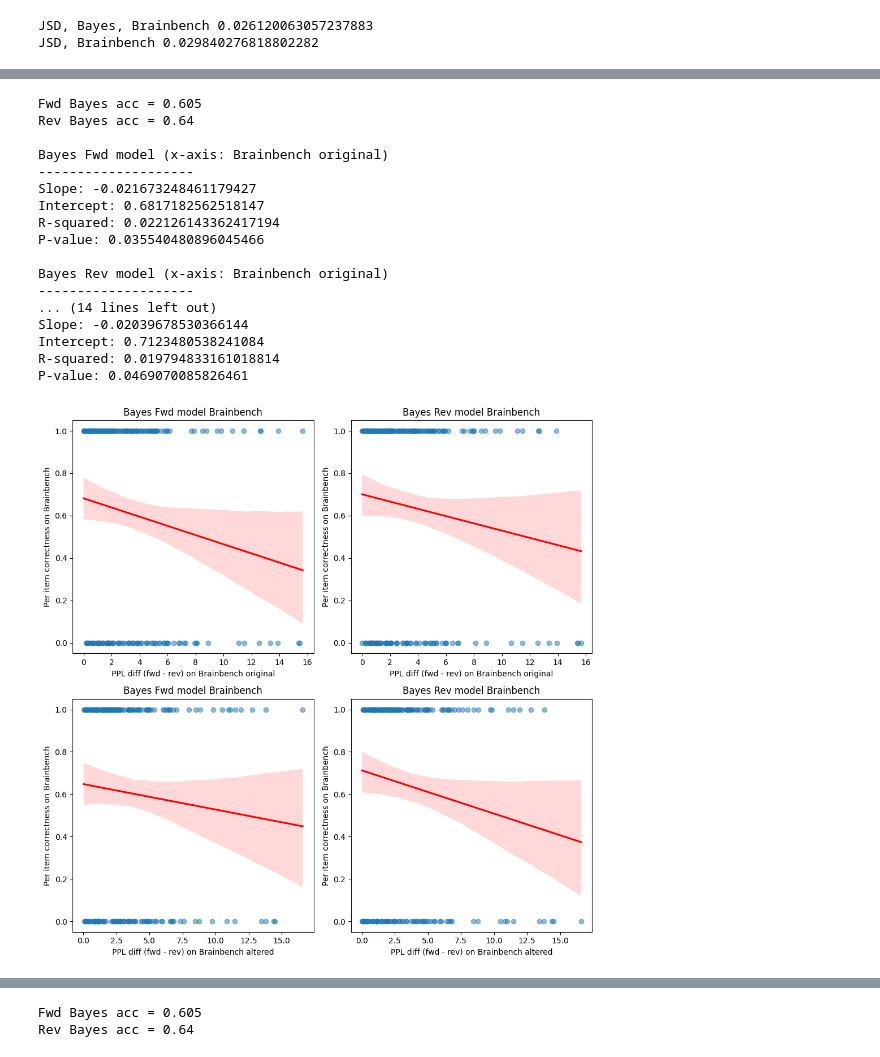
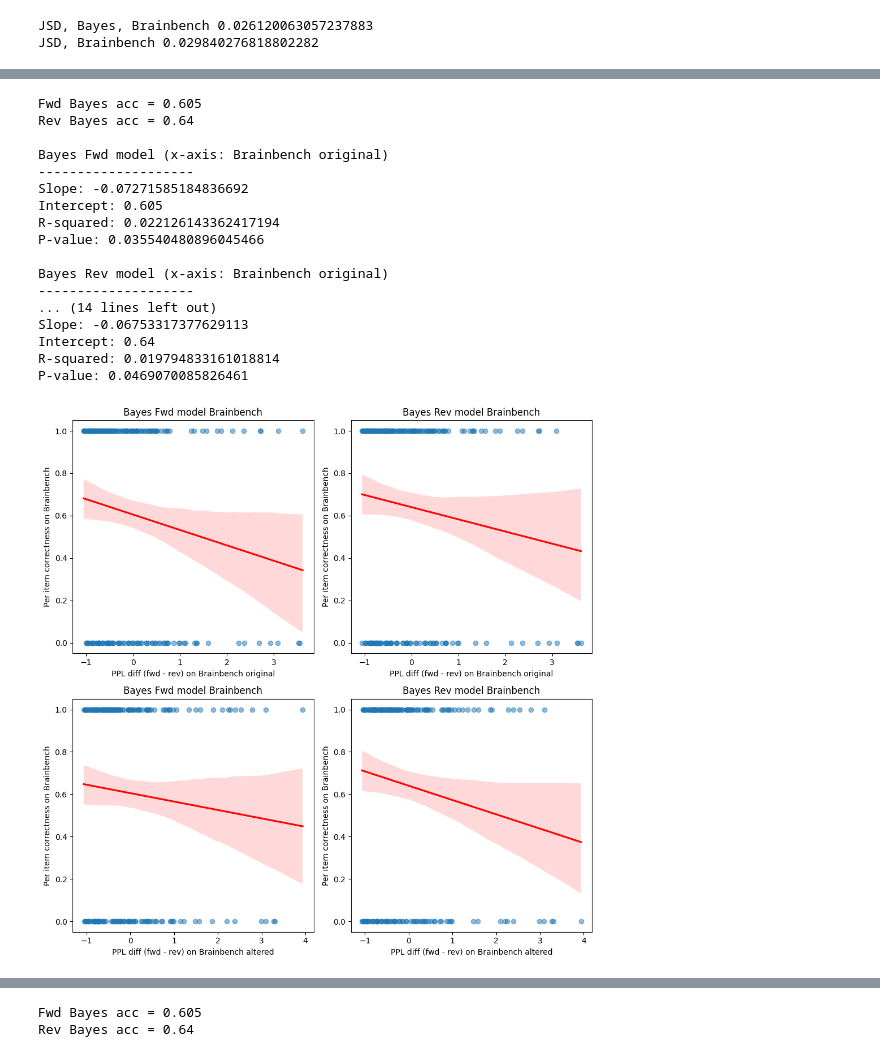
Before and after one commit to braingpt-lovelab/backwards, a Jupyter notebook: analyses/explore_ppl_diff_bayes.ipynb, the cells around one changed output, grey strips where cells are left out. Saved outputs shown, nothing was run; the diff lists cells and outputs as text; code cells hidden in the pictures.

```diff
--- a/analyses/explore_ppl_diff_bayes.ipynb
+++ b/analyses/explore_ppl_diff_bayes.ipynb
@@ -350,3 +472,24 @@ fwd_rev_bayes_brainbench_altered_ppl_diff \
+# %%
+if norm == "per_item_mean":
+    fwd_rev_bayes_brainbench_original_ppl_diff_norm = fwd_rev_bayes_brainbench_original_ppl_diff_norm1
+    fwd_rev_bayes_brainbench_altered_ppl_diff_norm = fwd_rev_bayes_brainbench_altered_ppl_diff_norm1
+    fwd_bayes_brainbench_ppls_diff_norm = fwd_bayes_brainbench_ppls_diff_norm1
+    rev_bayes_brainbench_ppls_diff_norm = rev_bayes_brainbench_ppls_diff_norm1
+elif norm == "min_max":
+    fwd_rev_bayes_brainbench_original_ppl_diff_norm = fwd_rev_bayes_brainbench_original_ppl_diff_norm2
+    fwd_rev_bayes_brainbench_altered_ppl_diff_norm = fwd_rev_bayes_brainbench_altered_ppl_diff_norm2
+    fwd_bayes_brainbench_ppls_diff_norm = fwd_bayes_brainbench_ppls_diff_norm2
+    rev_bayes_brainbench_ppls_diff_norm = rev_bayes_brainbench_ppls_diff_norm2
+elif norm == "z_score":
+    fwd_rev_bayes_brainbench_original_ppl_diff_norm = fwd_rev_bayes_brainbench_original_ppl_diff_norm3
+    fwd_rev_bayes_brainbench_altered_ppl_diff_norm = fwd_rev_bayes_brainbench_altered_ppl_diff_norm3
+    fwd_bayes_brainbench_ppls_diff_norm = fwd_bayes_brainbench_ppls_diff_norm3
+    rev_bayes_brainbench_ppls_diff_norm = rev_bayes_brainbench_ppls_diff_norm3
+else:
+    fwd_rev_bayes_brainbench_original_ppl_diff_norm = fwd_rev_bayes_brainbench_original_ppl_diff
+    fwd_rev_bayes_brainbench_altered_ppl_diff_norm = fwd_rev_bayes_brainbench_altered_ppl_diff
+    fwd_bayes_brainbench_ppls_diff_norm = fwd_bayes_brainbench_ppls_diff
+    rev_bayes_brainbench_ppls_diff_norm = rev_bayes_brainbench_ppls_diff
 # %%
 ### Plot 1:
 fig, axes = plt.subplots(2, 2, figsize=(10, 10))
@@ -506,7 +649,7 @@ axes = axes.flatten()
 
 # subplot 0: Bayes Fwd model Brainbench (x-axis: Brainbench original)
 axes[0].scatter(
-    fwd_rev_bayes_brainbench_original_ppl_diff,
+    fwd_rev_bayes_brainbench_original_ppl_diff_norm,
     fwd_bayes_brainbench_per_item_correctness,
     alpha=0.5,
 )
@@ -517,7 +660,7 @@ axes[0].set_title("Bayes Fwd model Brainbench")
 
 # Fit line
 sns.regplot(
-    x=fwd_rev_bayes_brainbench_original_ppl_diff,
+    x=fwd_rev_bayes_brainbench_original_ppl_diff_norm,
     y=fwd_bayes_brainbench_per_item_correctness,
     ax=axes[0],
     scatter=False,
@@ -526,7 +669,7 @@ sns.regplot(
 
 # Plot slope significance
 slope, intercept, r_value, p_value, std_err = stats.linregress(
-    fwd_rev_bayes_brainbench_original_ppl_diff, fwd_bayes_brainbench_per_item_correctness
+    fwd_rev_bayes_brainbench_original_ppl_diff_norm, fwd_bayes_brainbench_per_item_correctness
 )
 print("\nBayes Fwd model (x-axis: Brainbench original)")
 print("-" * 20)
@@ -537,7 +680,7 @@ print("P-value:", p_value)
 
 # subplot 1: Bayes Rev model Brainbench (x-axis: Brainbench original)
 axes[1].scatter(
-    fwd_rev_bayes_brainbench_original_ppl_diff,
+    fwd_rev_bayes_brainbench_original_ppl_diff_norm,
     rev_bayes_brainbench_per_item_correctness,
     alpha=0.5,
 )
@@ -547,7 +690,7 @@ axes[1].set_title("Bayes Rev model Brainbench")
 
 # Fit line
 sns.regplot(
-    x=fwd_rev_bayes_brainbench_original_ppl_diff,
+    x=fwd_rev_bayes_brainbench_original_ppl_diff_norm,
     y=rev_bayes_brainbench_per_item_correctness,
     ax=axes[1],
     scatter=False,
@@ -556,7 +699,7 @@ sns.regplot(
 
 # Plot slope significance
 slope, intercept, r_value, p_value, std_err = stats.linregress(
-    fwd_rev_bayes_brainbench_original_ppl_diff, rev_bayes_brainbench_per_item_correctness
+    fwd_rev_bayes_brainbench_original_ppl_diff_norm, rev_bayes_brainbench_per_item_correctness
 )
 print("\nBayes Rev model (x-axis: Brainbench original)")
 print("-" * 20)
@@ -567,7 +710,7 @@ print("P-value:", p_value)
 
 # subplot 2: Bayes Fwd model Brainbench (x-axis: Brainbench altered)
 axes[2].scatter(
-    fwd_rev_bayes_brainbench_altered_ppl_diff,
+    fwd_rev_bayes_brainbench_altered_ppl_diff_norm,
     fwd_bayes_brainbench_per_item_correctness,
     alpha=0.5,
 )
@@ -577,7 +720,7 @@ axes[2].set_title("Bayes Fwd model Brainbench")
 
 # Fit line
 sns.regplot(
-    x=fwd_rev_bayes_brainbench_altered_ppl_diff,
+    x=fwd_rev_bayes_brainbench_altered_ppl_diff_norm,
     y=fwd_bayes_brainbench_per_item_correctness,
     ax=axes[2],
     scatter=False,
@@ -585,7 +728,7 @@ sns.regplot(
 )
 # Plot slope significance
 slope, intercept, r_value, p_value, std_err = stats.linregress(
-    fwd_rev_bayes_brainbench_altered_ppl_diff, fwd_bayes_brainbench_per_item_correctness
+    fwd_rev_bayes_brainbench_altered_ppl_diff_norm, fwd_bayes_brainbench_per_item_correctness
 )
 print("\nBayes Fwd model (x-axis: Brainbench altered)")
 print("-" * 20)
@@ -596,7 +739,7 @@ print("P-value:", p_value)
 
 # subplot 3: Bayes Rev model Brainbench (x-axis: Brainbench altered)
 axes[3].scatter(
-    fwd_rev_bayes_brainbench_altered_ppl_diff,
+    fwd_rev_bayes_brainbench_altered_ppl_diff_norm,
     rev_bayes_brainbench_per_item_correctness,
     alpha=0.5,
 )
@@ -605,44 +748,44 @@ axes[3].set_ylabel("Per item correctness on Brainbench")
 axes[3].set_title("Bayes Rev model Brainbench")
 # Fit line
 sns.regplot(
-    x=fwd_rev_bayes_brainbench_altered_ppl_diff,
+    x=fwd_rev_bayes_brainbench_altered_ppl_diff_norm,
     y=rev_bayes_brainbench_per_item_correctness,
     ax=axes[3],
     scatter=False,
     color="red",
 )
 # Plot slope significance
 slope, intercept, r_value, p_value, std_err = stats.linregress(
-    fwd_rev_bayes_brainbench_altered_ppl_diff, rev_bayes_brainbench_per_item_correctness
+    fwd_rev_bayes_brainbench_altered_ppl_diff_norm, rev_bayes_brainbench_per_item_correctness
 )
 print("\nBayes Rev model (x-axis: Brainbench altered)")
 print("-" * 20)
 print("Slope:", slope)
 print("Intercept:", intercept)
 print("R-squared:", r_value**2)
 print("P-value:", p_value)
 
 plt.tight_layout()
 plt.show()
 # %% [output]
 Fwd Bayes acc = 0.605
 Rev Bayes acc = 0.64
 
 Bayes Fwd model (x-axis: Brainbench original)
 --------------------
-Slope: -0.021673248461179427
-Intercept: 0.6817182562518147
+Slope: -0.07271585184836692
+Intercept: 0.605
 R-squared: 0.022126143362417194
 P-value: 0.035540480896045466
 
 Bayes Rev model (x-axis: Brainbench original)
 --------------------
 ... (14 lines left out)
-Slope: -0.02039678530366144
-Intercept: 0.7123480538241084
+Slope: -0.06753317377629113
+Intercept: 0.64
 R-squared: 0.019794833161018814
 P-value: 0.0469070085826461
-[figure, old version]
+[figure, new version]
 # %%
 print("\nBayes Fwd model (x-axis: Brainbench original)")
 print("-" * 20)
```
Also changed, not shown: parts of 11 cells of this notebook.
